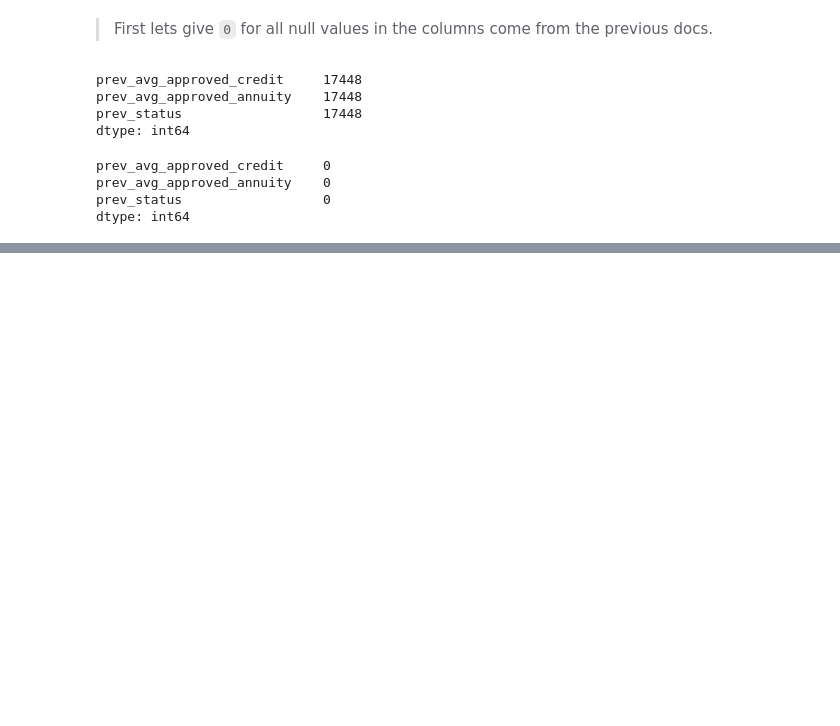
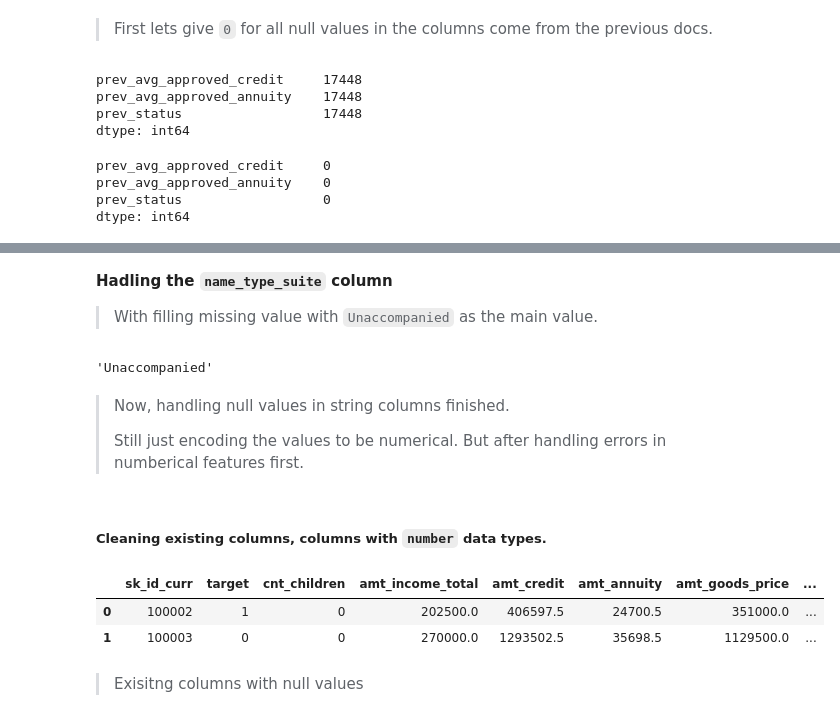
Before and after one commit to mo7amed7assan1911/Loan_Default_Study, a Jupyter notebook: Loan_Default_Study.ipynb, the cells around one changed output, grey strips where cells are left out. Saved outputs shown, nothing was run; the diff lists cells and outputs as text; code cells hidden in the pictures; blank space fills up the shorter version.

```diff
--- a/Loan_Default_Study.ipynb
+++ b/Loan_Default_Study.ipynb
@@ -330,6 +366,8 @@ dtype: int64
+# %%
+missing_percentages = get_percentage_of_missing(df_cleaning)
+missing_greater_50 = missing_percentages[missing_percentages >= 47].index.tolist()
 # %%
-columns_with_50Per_missing = (get_percentage_of_missing(df_cleaning) > 50).index.tolist()
-df_cleaning.drop(columns=columns_with_50Per_missing, inplace=True)
+df_cleaning.drop(columns=missing_greater_50, inplace=True)
 
 df_cleaning.head(2)
 # %% [output]
@@ -338,0 +415,2 @@ df_cleaning.head(2)
+# %%
+df_cleaning['occupation_type'] = df_cleaning.apply(lambda row: get_occupation_type(row), axis=1)
@@ -338,0 +421,24 @@ df_cleaning.head(2)
+# %% [markdown]
+**Hadling the `name_type_suite` column**
+> With filling missing value with `Unaccompanied` as the main value.
+# %%
+df_cleaning.name_type_suite.mode()[0]
+# %% [output]
+'Unaccompanied'
+# %%
+df_cleaning['name_type_suite'] = df_cleaning.name_type_suite.fillna(df_cleaning.name_type_suite.mode()[0])
+# %% [markdown]
+> Now, handling null values in string columns finished.
+>
+> Still just encoding the values to be numerical. But after handling errors in numberical features first.
+# %% [markdown]
+##### Cleaning existing columns, columns with `number` data types.
+# %%
+num_df = df_cleaning.select_dtypes(np.number)
+num_df.head(2)
+# %% [output]
+|  | sk_id_curr | target | cnt_children | amt_income_total | amt_credit | amt_annuity | amt_goods_price | ... |
+| 0 | 100002 | 1 | 0 | 202500.0 | 406597.5 | 24700.5 | 351000.0 | ... |
+| 1 | 100003 | 0 | 0 | 270000.0 | 1293502.5 | 35698.5 | 1129500.0 | ... |
+# %% [markdown]
+> Exisitng columns with null values
```
Also changed, not shown: parts of 21 cells of this notebook.
